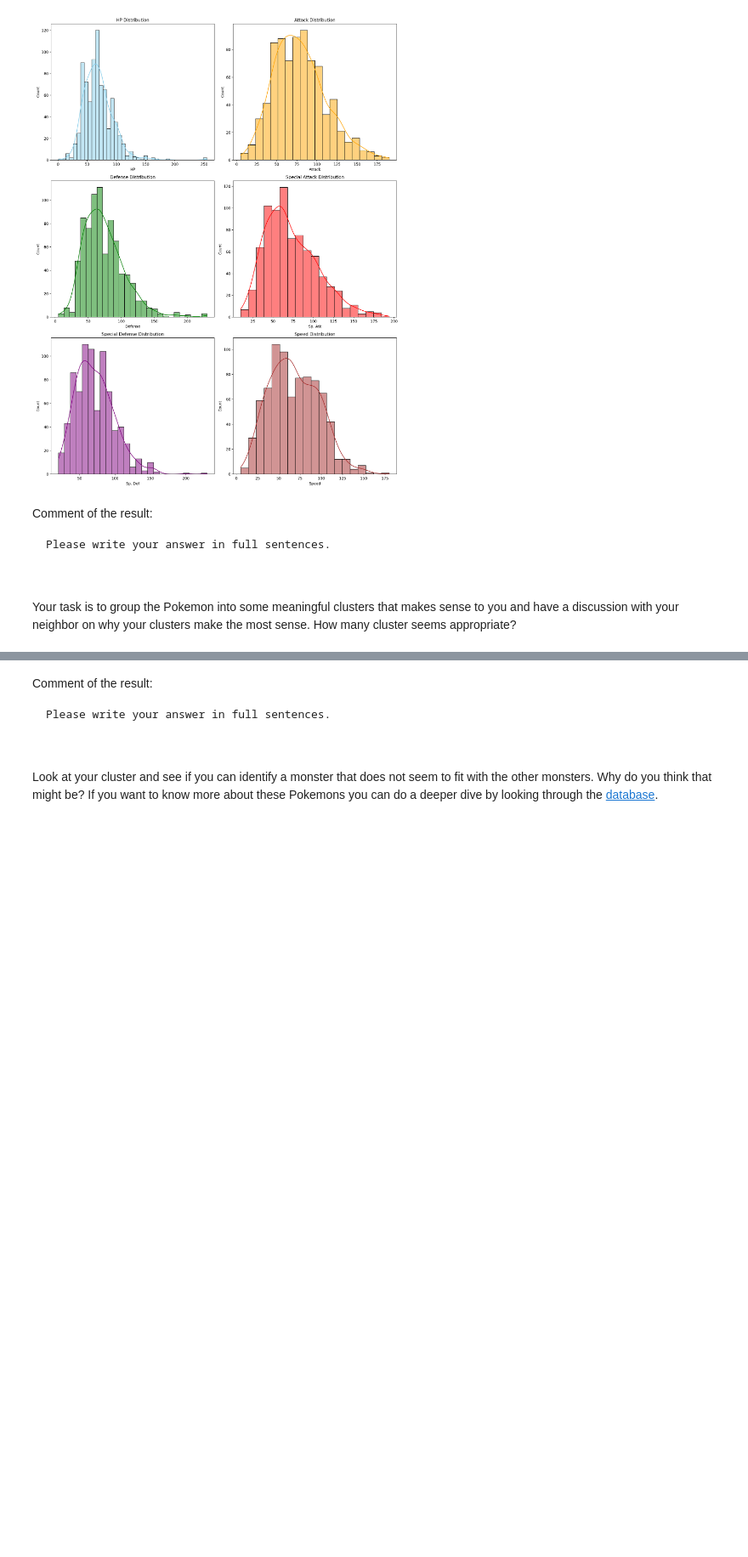
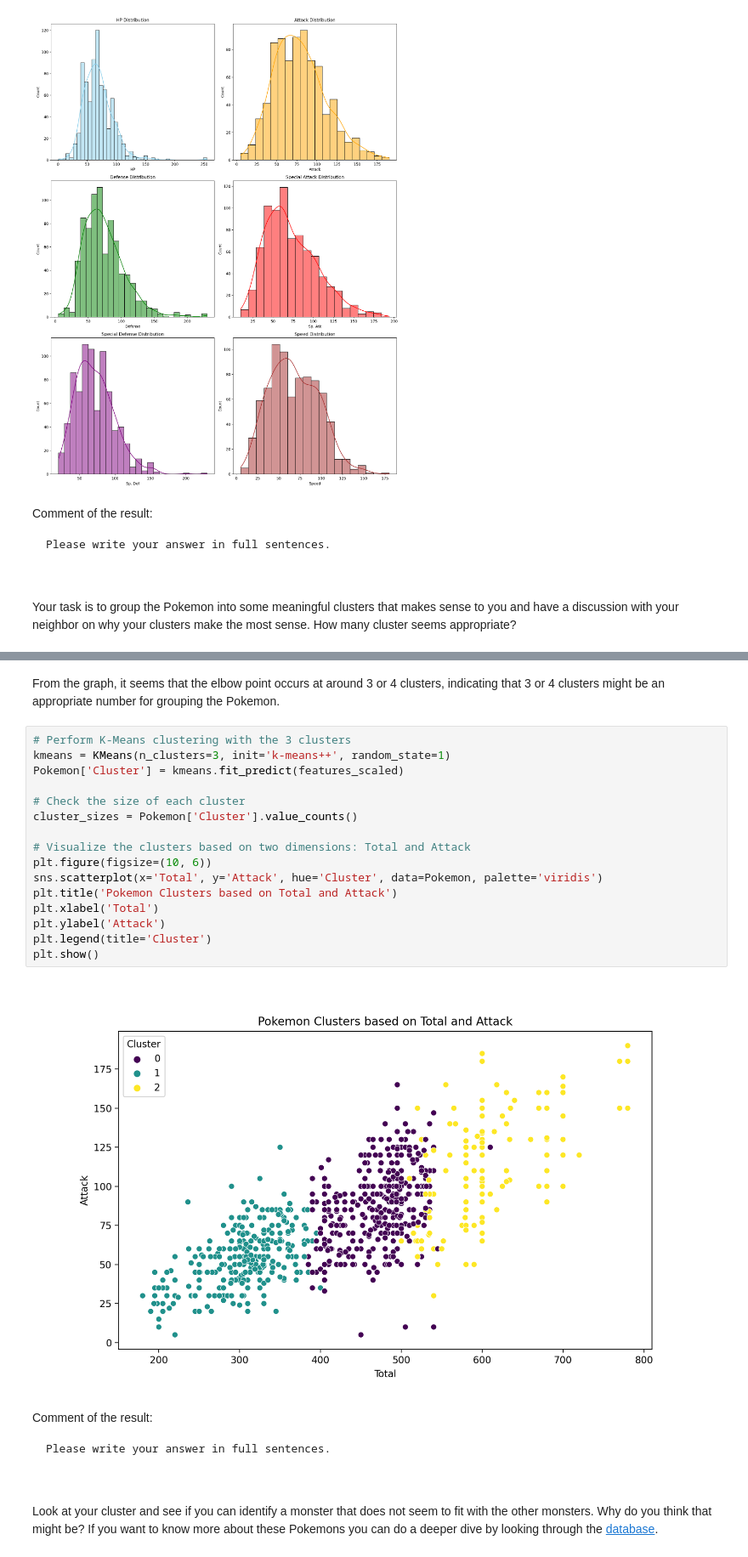
Before and after one commit to BU-MSSP-Classroom/MA679_Spring2024_09_unsupervised-fengyuanshen, a Jupyter notebook: Ch12_Unsupervised_Python.ipynb, the cells around one changed output, grey strips where cells are left out. Shown at 85% size. Drawn from its saved outputs; the diff is of its cells as text; blank space fills up the shorter version.

```diff
--- a/Ch12_Unsupervised_Python.ipynb
+++ b/Ch12_Unsupervised_Python.ipynb
@@ -369,3 +392,23 @@ Your task is to group the Pokemon into some meaningful clusters that makes sense
+# %% [markdown]
+From the graph, it seems that the elbow point occurs at around 3 or 4 clusters, indicating that 3 or 4 clusters might be an appropriate number for grouping the Pokemon.
+# %%
+# Perform K-Means clustering with the 3 clusters
+kmeans = KMeans(n_clusters=3, init='k-means++', random_state=1)
+Pokemon['Cluster'] = kmeans.fit_predict(features_scaled)
+
+# Check the size of each cluster
+cluster_sizes = Pokemon['Cluster'].value_counts()
+
+# Visualize the clusters based on two dimensions: Total and Attack
+plt.figure(figsize=(10, 6))
+sns.scatterplot(x='Total', y='Attack', hue='Cluster', data=Pokemon, palette='viridis')
+plt.title('Pokemon Clusters based on Total and Attack')
+plt.xlabel('Total')
+plt.ylabel('Attack')
+plt.legend(title='Cluster')
+plt.show()
+# %% [output]
+[figure, added]
 # %% [markdown]
 Comment of the result:
 
```
Also changed, not shown: parts of 2 cells of this notebook.
